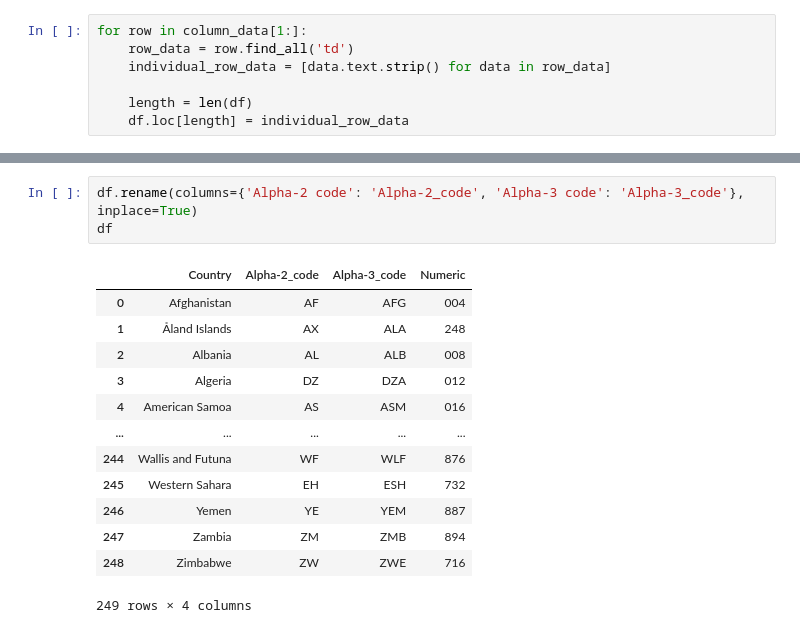
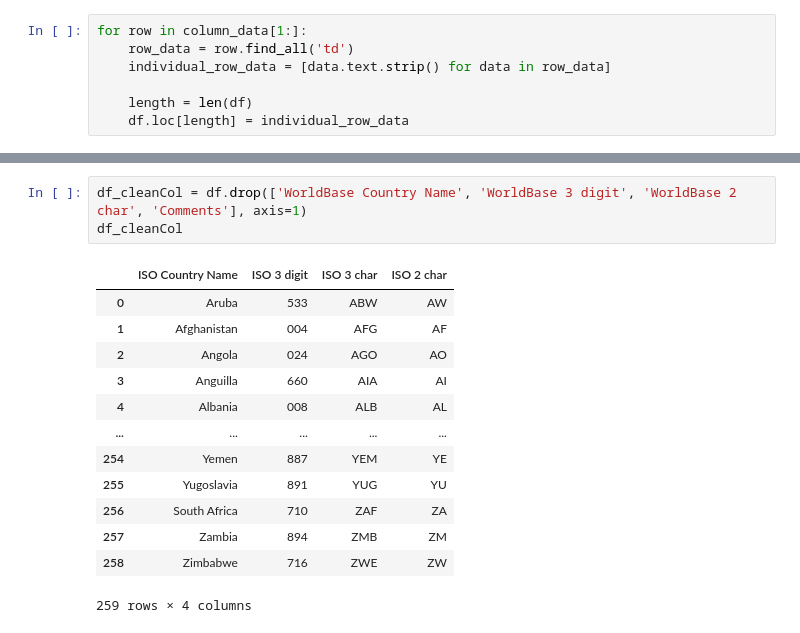
Before and after one commit to ivansurachman/online-retail-project, a Jupyter notebook: include/dataset/Country.ipynb, the cells around one changed output, grey strips where cells are left out. Cells and saved outputs as stored; diff of their text form.

```diff
--- a/include/dataset/Country.ipynb
+++ b/include/dataset/Country.ipynb
@@ -96,17 +125,17 @@ df
-# %%
-df.rename(columns={'Alpha-2 code': 'Alpha-2_code', 'Alpha-3 code': 'Alpha-3_code'}, inplace=True)
-df
-# %% [output]
-|  | Country | Alpha-2_code | Alpha-3_code | Numeric |
-| 0 | Afghanistan | AF | AFG | 004 |
-| 1 | Åland Islands | AX | ALA | 248 |
-| 2 | Albania | AL | ALB | 008 |
-| 3 | Algeria | DZ | DZA | 012 |
-| 4 | American Samoa | AS | ASM | 016 |
-| ... | ... | ... | ... | ... |
-| 244 | Wallis and Futuna | WF | WLF | 876 |
-| 245 | Western Sahara | EH | ESH | 732 |
-| 246 | Yemen | YE | YEM | 887 |
-| 247 | Zambia | ZM | ZMB | 894 |
-| 248 | Zimbabwe | ZW | ZWE | 716 |
-249 rows × 4 columns
+# %%
+df_cleanCol = df.drop(['WorldBase Country Name', 'WorldBase 3 digit', 'WorldBase 2 char', 'Comments'], axis=1)
+df_cleanCol
+# %% [output]
+|  | ISO Country Name | ISO 3 digit | ISO 3 char | ISO 2 char |
+| 0 | Aruba | 533 | ABW | AW |
+| 1 | Afghanistan | 004 | AFG | AF |
+| 2 | Angola | 024 | AGO | AO |
+| 3 | Anguilla | 660 | AIA | AI |
+| 4 | Albania | 008 | ALB | AL |
+| ... | ... | ... | ... | ... |
+| 254 | Yemen | 887 | YEM | YE |
+| 255 | Yugoslavia | 891 | YUG | YU |
+| 256 | South Africa | 710 | ZAF | ZA |
+| 257 | Zambia | 894 | ZMB | ZM |
+| 258 | Zimbabwe | 716 | ZWE | ZW |
+259 rows × 4 columns
```
Also changed, not shown: parts of 11 cells of this notebook, 22 other files.
